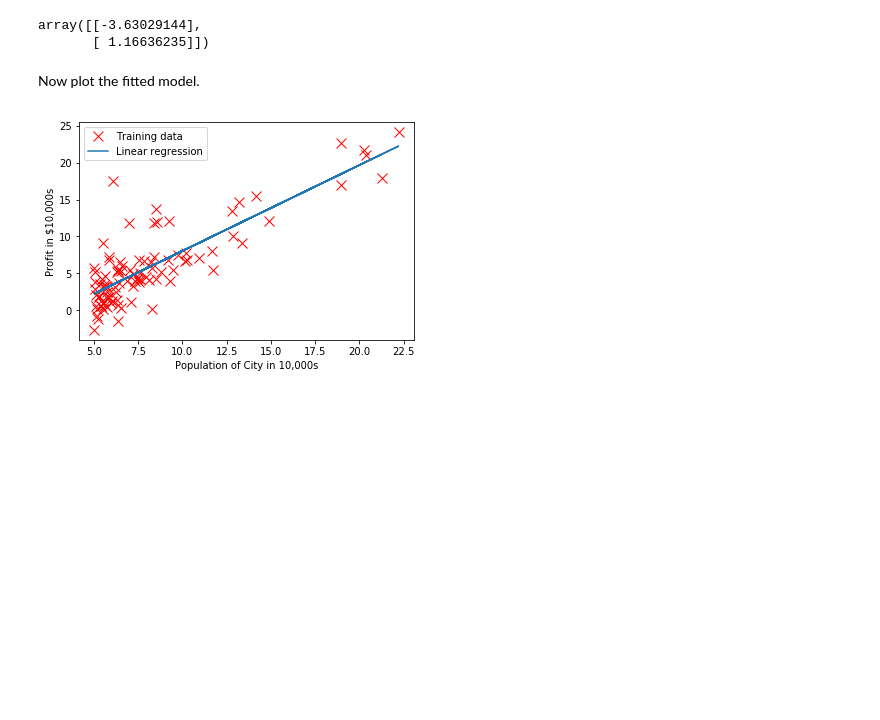
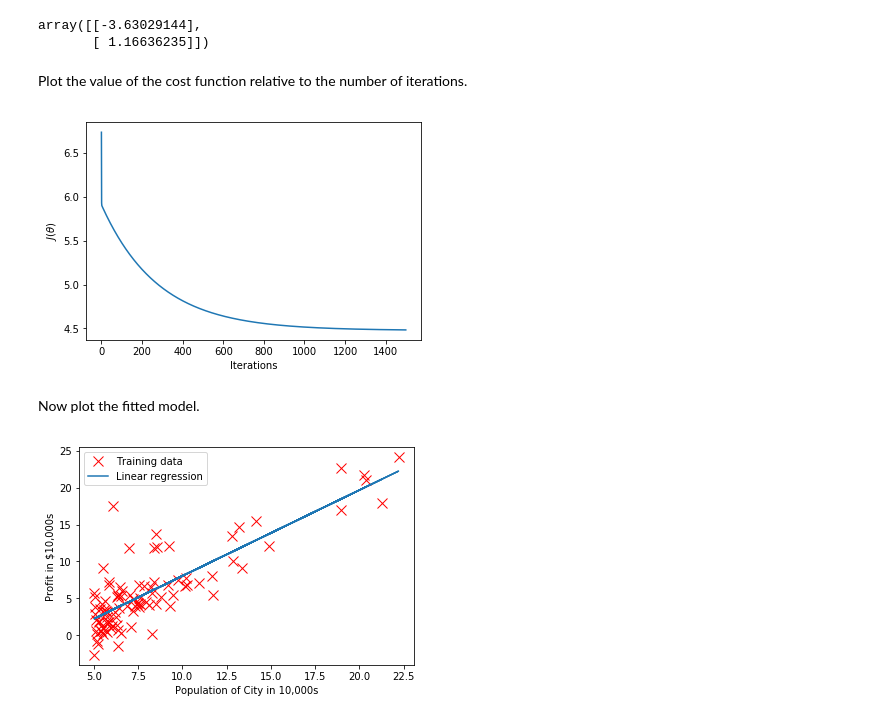
Before and after one commit to jackgill/coursera-machine-learning, a Jupyter notebook: machine-learning-ex1/ex1/ex1.ipynb, the cells around one changed output. Saved outputs shown, nothing was run; the diff lists cells and outputs as text; code cells hidden in the pictures; blank space fills up the shorter version.

Commit message:
Adding visualization of cost function

```diff
--- a/machine-learning-ex1/ex1/ex1.ipynb
+++ b/machine-learning-ex1/ex1/ex1.ipynb
@@ -118,6 +122,14 @@ theta
 # %% [output]
 array([[-3.63029144],
        [ 1.16636235]])
+# %% [markdown]
+Plot the value of the cost function relative to the number of iterations.
+# %%
+plt.xlabel('Iterations')
+plt.ylabel(r'$J(\theta)$')
+plt.plot(J_history);
+# %% [output]
+[figure, added]
 # %% [markdown]
 Now plot the fitted model.
 # %%
```
Also changed, not shown: parts of 13 cells of this notebook.
